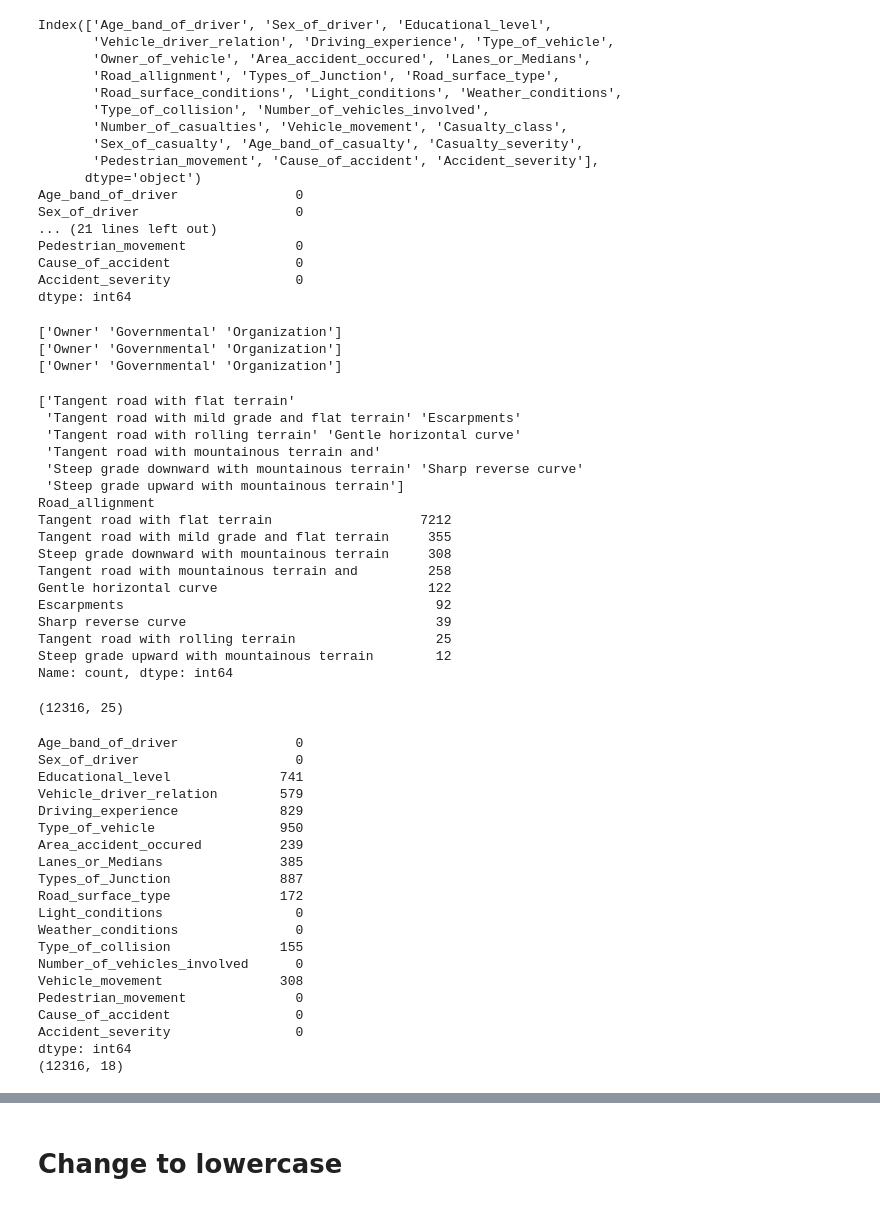
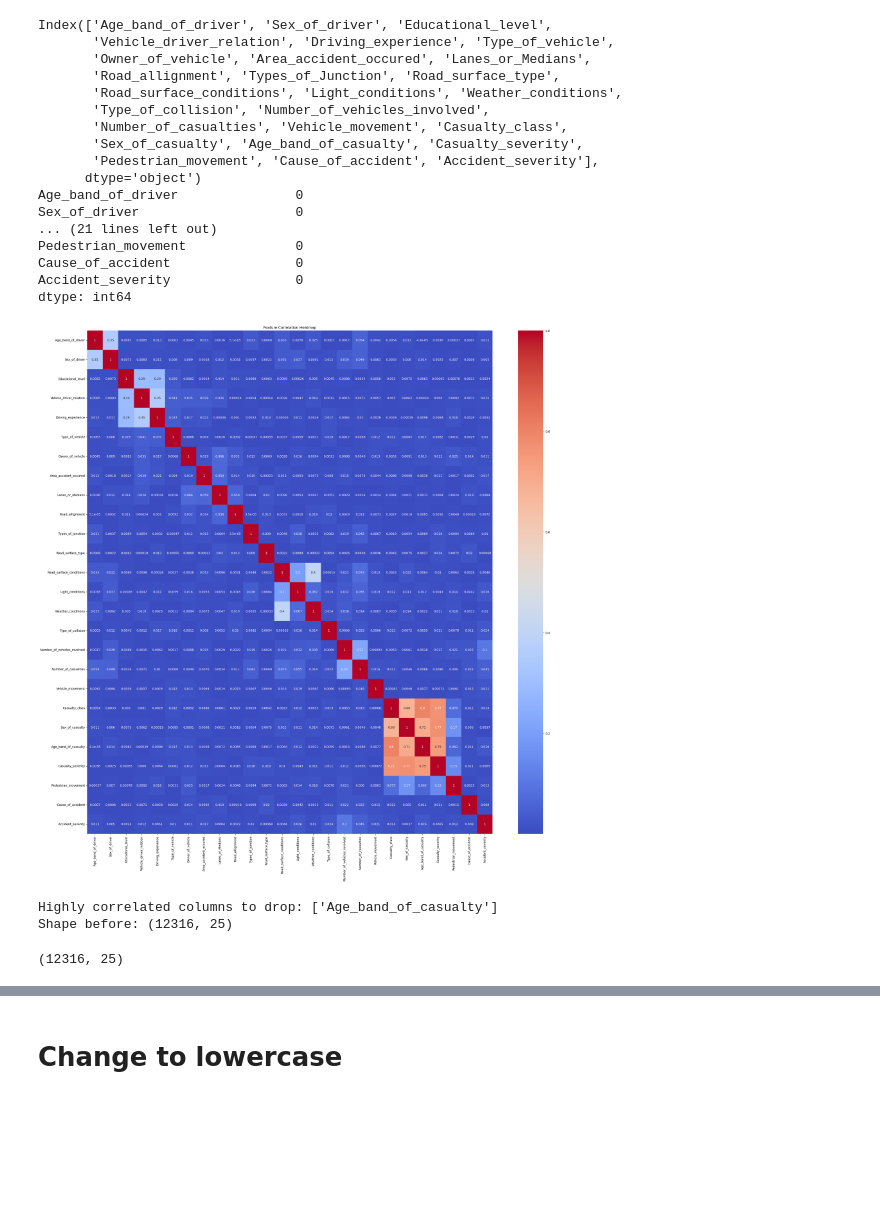
Before and after one commit to mufeezmujassir/Road_Accident_severity, a Jupyter notebook: preprocessing.ipynb, the cells around one changed output, grey strips where cells are left out. Drawn from its saved outputs; the diff is of its cells as text; code cells hidden in the pictures; blank space fills up the shorter version.

```diff
--- a/preprocessing.ipynb
+++ b/preprocessing.ipynb
@@ -103,32 +79,3 @@ Pedestrian_movement              0
 Cause_of_accident                0
 Accident_severity                0
 dtype: int64
-# %%
-print(df['Owner_of_vehicle'].unique())
-df.drop(df[df['Owner_of_vehicle']=='Other'].index, inplace=True)
-df.dropna(inplace=True)
-# %% [output]
-['Owner' 'Governmental' 'Organization']
-['Owner' 'Governmental' 'Organization']
-['Owner' 'Governmental' 'Organization']
-# %%
-print(df['Road_allignment'].unique())
-print(df['Road_allignment'].value_counts())
-# %% [output]
-['Tangent road with flat terrain'
- 'Tangent road with mild grade and flat terrain' 'Escarpments'
- 'Tangent road with rolling terrain' 'Gentle horizontal curve'
- 'Tangent road with mountainous terrain and'
- 'Steep grade downward with mountainous terrain' 'Sharp reverse curve'
- 'Steep grade upward with mountainous terrain']
-Road_allignment
-Tangent road with flat terrain                   7212
-Tangent road with mild grade and flat terrain     355
-Steep grade downward with mountainous terrain     308
-Tangent road with mountainous terrain and         258
-Gentle horizontal curve                           122
-Escarpments                                        92
-Sharp reverse curve                                39
-Tangent road with rolling terrain                  25
-Steep grade upward with mountainous terrain        12
-Name: count, dtype: int64
@@ -234,38 +82,38 @@ print(df['Light_conditions'].unique())
 # %%
+dd=df.copy()
 le=LabelEncoder()
-for col in df.columns:
-    if df[col].dtype!='number':
-        df[col]=le.fit_transform(df[col].astype(str))
+for col in dd.columns:
+    if dd[col].dtype!='number':
+        dd[col]=le.fit_transform(dd[col].astype(str))
 
 
 
 # Step 2: Compute correlation matrix
-corr_matrix = df.corr().abs()
+corr_matrix = dd.corr().abs()
 
 # Step 3: Visualize correlation heatmap (optional, for understanding)
 plt.figure(figsize=(30, 30))
 sns.heatmap(corr_matrix, annot=True, cmap='coolwarm')
 plt.title("Feature Correlation Heatmap")
 plt.show()
 
 # Step 4: Select upper triangle (avoid duplicate correlations)
 upper = corr_matrix.where(np.triu(np.ones(corr_matrix.shape), k=1).astype(bool))
 
 # Step 5: Identify columns with correlation above a threshold (e.g. 0.8)
 threshold = 0.8
 to_drop = [column for column in upper.columns if any(upper[column] > threshold)]
 
 print("Highly correlated columns to drop:", to_drop)
 
 # Step 6: Drop those columns
-df_reduced = df.drop(columns=to_drop)
+df_reduced = df.drop(columns=to_drop,inplace=True)
 
 print("Shape before:", df.shape)
-print("Shape after removing correlated columns:", df_reduced.shape)
+# %% [output]
+[figure, added]
+Highly correlated columns to drop: ['Age_band_of_casualty']
+Shape before: (12316, 25)
-# %%
-df.shape
-# %% [output]
-(12316, 25)
 # %%
 # preprocessing steps
 # 1. Handle missing values
@@ -283,24 +131,4 @@ df.drop(columns=['Time','Day_of_week','Owner_of_vehicle','Service_year_of_vehicl
 # %%
-print(df.isnull().sum())
-print(df.shape)
+df.shape
 # %% [output]
-Age_band_of_driver               0
-Sex_of_driver                    0
-Educational_level              741
-Vehicle_driver_relation        579
-Driving_experience             829
-Type_of_vehicle                950
-Area_accident_occured          239
-Lanes_or_Medians               385
-Types_of_Junction              887
-Road_surface_type              172
-Light_conditions                 0
-Weather_conditions               0
-Type_of_collision              155
-Number_of_vehicles_involved      0
-Vehicle_movement               308
-Pedestrian_movement              0
-Cause_of_accident                0
-Accident_severity                0
-dtype: int64
-(12316, 18)
+(12316, 25)
```
Also changed, not shown: parts of 12 cells of this notebook, 2 other files.
